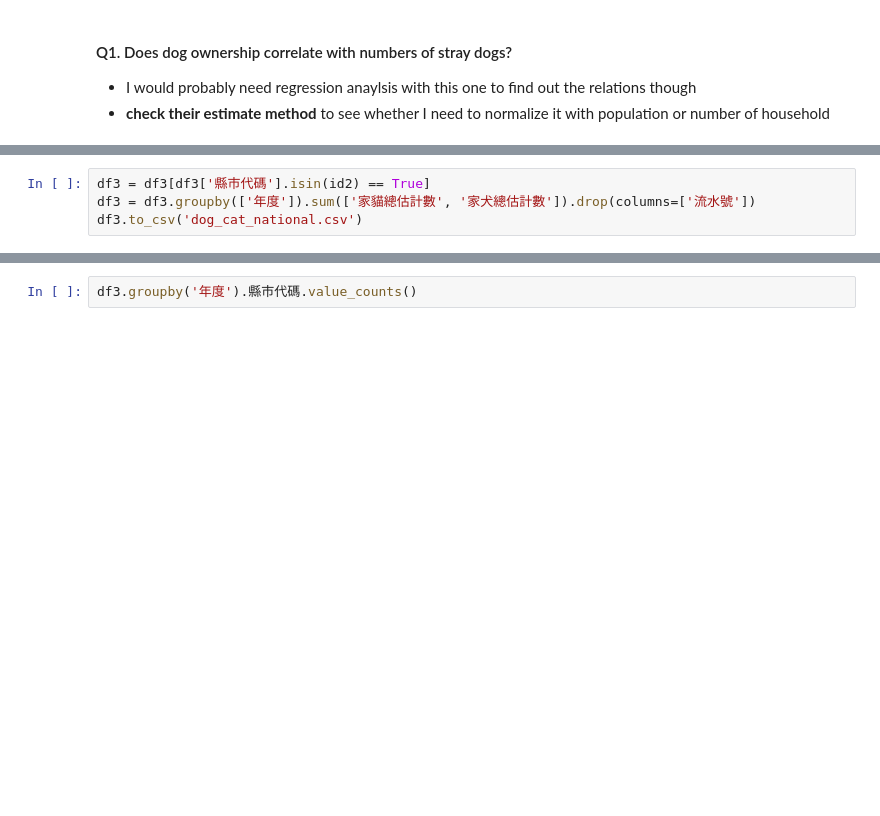
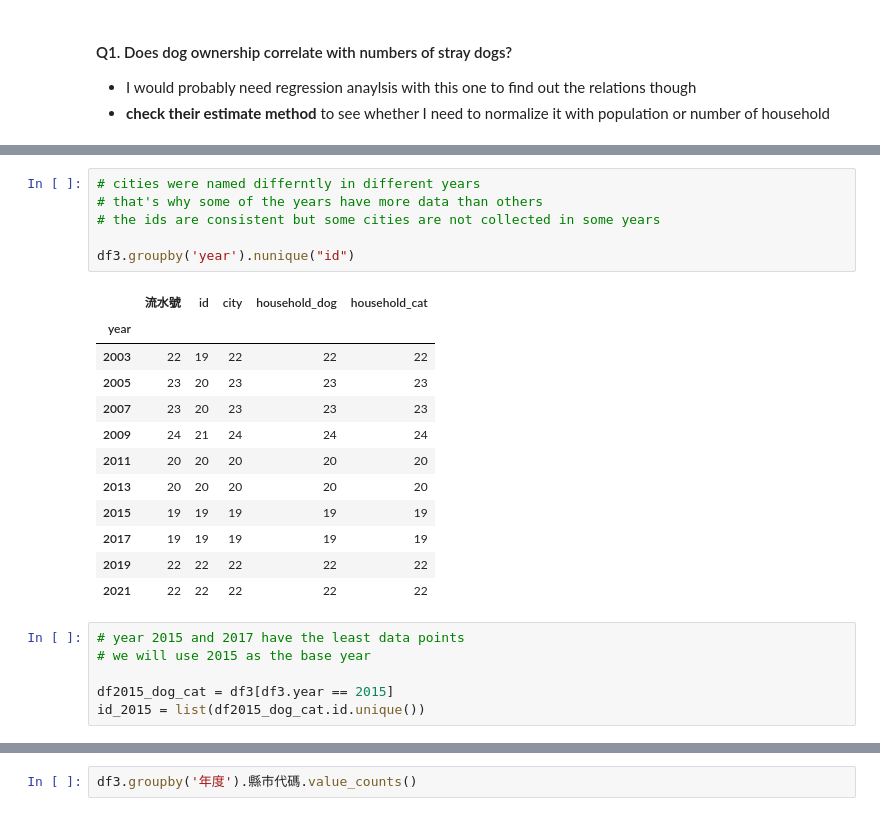
Before and after one commit to sabinahung/pet-ownership-taiwan, a Jupyter notebook: notebook.ipynb, the cells around one changed output, grey strips where cells are left out. Drawn from its saved outputs; the diff is of its cells as text; blank space fills up the shorter version.

```diff
--- a/notebook.ipynb
+++ b/notebook.ipynb
@@ -333,4 +162,0 @@ id2 = list(df104_dog_cat.縣市代碼.unique())
-# %%
-df3 = df3[df3['縣市代碼'].isin(id2) == True]
-df3 = df3.groupby(['年度']).sum(['家貓總估計數', '家犬總估計數']).drop(columns=['流水號'])
-df3.to_csv('dog_cat_national.csv')
@@ -336,0 +180,25 @@ df3.to_csv('dog_cat_national.csv')
+# %%
+# cities were named differntly in different years
+# that's why some of the years have more data than others
+# the ids are consistent but some cities are not collected in some years
+
+df3.groupby('year').nunique("id")
+# %% [output]
+|  | 流水號 | id | city | household_dog | household_cat |
+| year |  |  |  |  |  |
+| 2003 | 22 | 19 | 22 | 22 | 22 |
+| 2005 | 23 | 20 | 23 | 23 | 23 |
+| 2007 | 23 | 20 | 23 | 23 | 23 |
+| 2009 | 24 | 21 | 24 | 24 | 24 |
+| 2011 | 20 | 20 | 20 | 20 | 20 |
+| 2013 | 20 | 20 | 20 | 20 | 20 |
+| 2015 | 19 | 19 | 19 | 19 | 19 |
+| 2017 | 19 | 19 | 19 | 19 | 19 |
+| 2019 | 22 | 22 | 22 | 22 | 22 |
+| 2021 | 22 | 22 | 22 | 22 | 22 |
+# %%
+# year 2015 and 2017 have the least data points
+# we will use 2015 as the base year
+
+df2015_dog_cat = df3[df3.year == 2015]
+id_2015 = list(df2015_dog_cat.id.unique())
```
Also changed, not shown: parts of 23 cells of this notebook.
